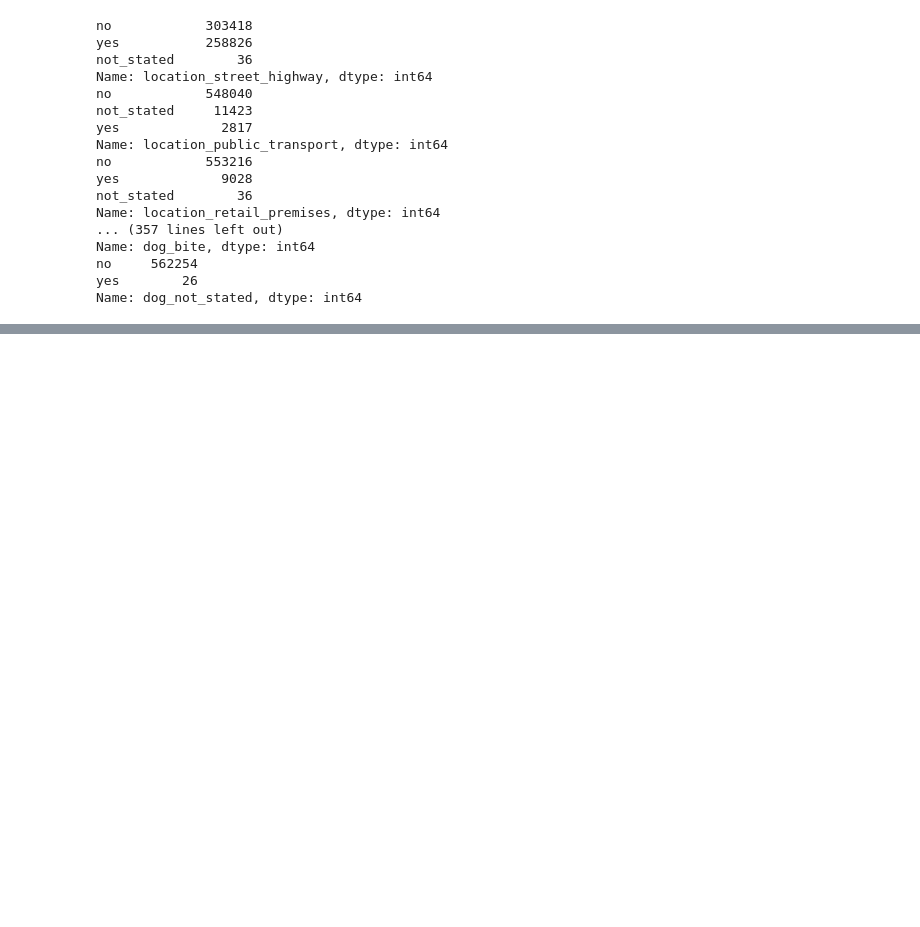
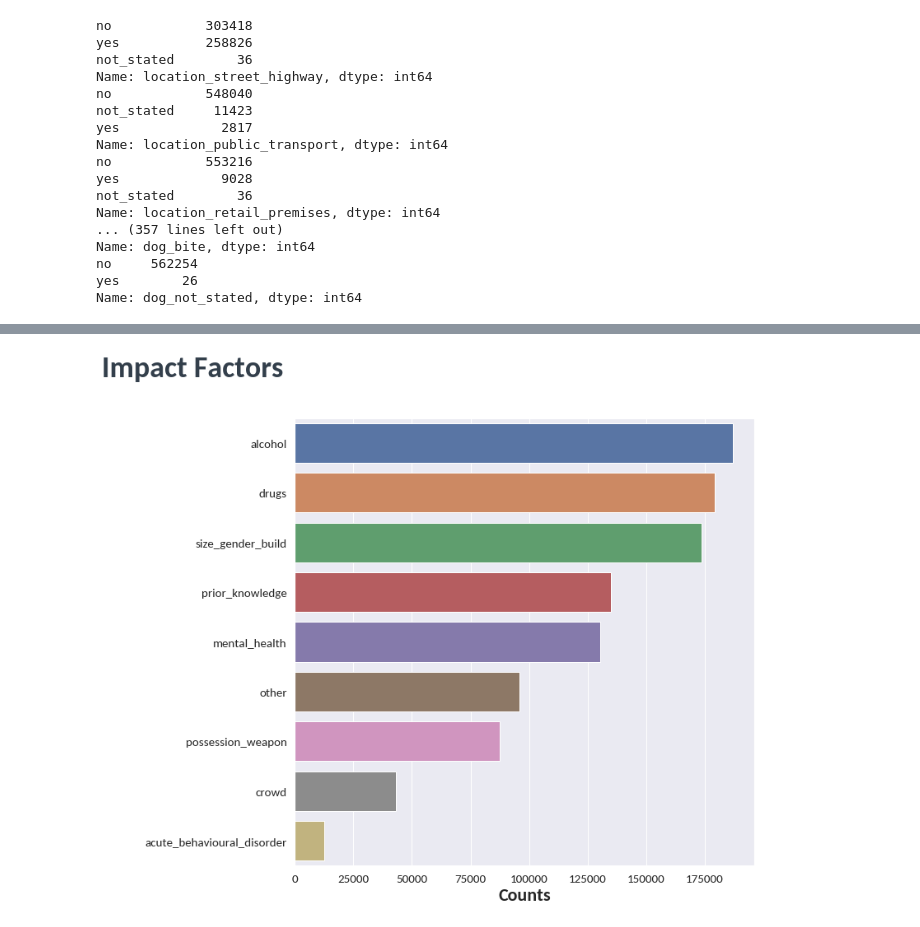
Before and after one commit to HelloWorld183L/EDA_Work, a Jupyter notebook: EDA_Police_Use_Of_Force.ipynb, the cells around one changed output, grey strips where cells are left out. Saved outputs shown, nothing was run; the diff lists cells and outputs as text; code cells hidden in the pictures; blank space fills up the shorter version.

```diff
--- a/EDA_Police_Use_Of_Force.ipynb
+++ b/EDA_Police_Use_Of_Force.ipynb
@@ -165,0 +179,3 @@ location_cols
+# %%
+impact_counts_df = get_col_counts_for_yes(police_df, 'impact', skipchars=14)
+impact_counts_df
@@ -165,0 +193,14 @@ location_cols
+# %%
+fig, _ = plt.subplots(1, figsize=(10,10))
+
+ax = sns.barplot(x='counts', y='impact_names', data=impact_counts_df.sort_values(by='counts', ascending=False))
+
+fig.text(-0.2, 0.95, 'Impact Factors', fontsize=36, fontweight='black', color = '#333F4B')
+ax.set_xlabel(xlabel="Counts", fontsize=22, fontweight='black')
+ax.set_ylabel(ylabel='')
+ax.tick_params(axis='both', which='major', labelsize=15)
+plt.rcParams['font.sans-serif'] = 'Carlito'
+
+plt.savefig('fig2_impact_factors.png', bbox_inches='tight')
+# %% [output]
+[figure, added]
```
Also changed, not shown: parts of 18 cells of this notebook, 5 other files.
